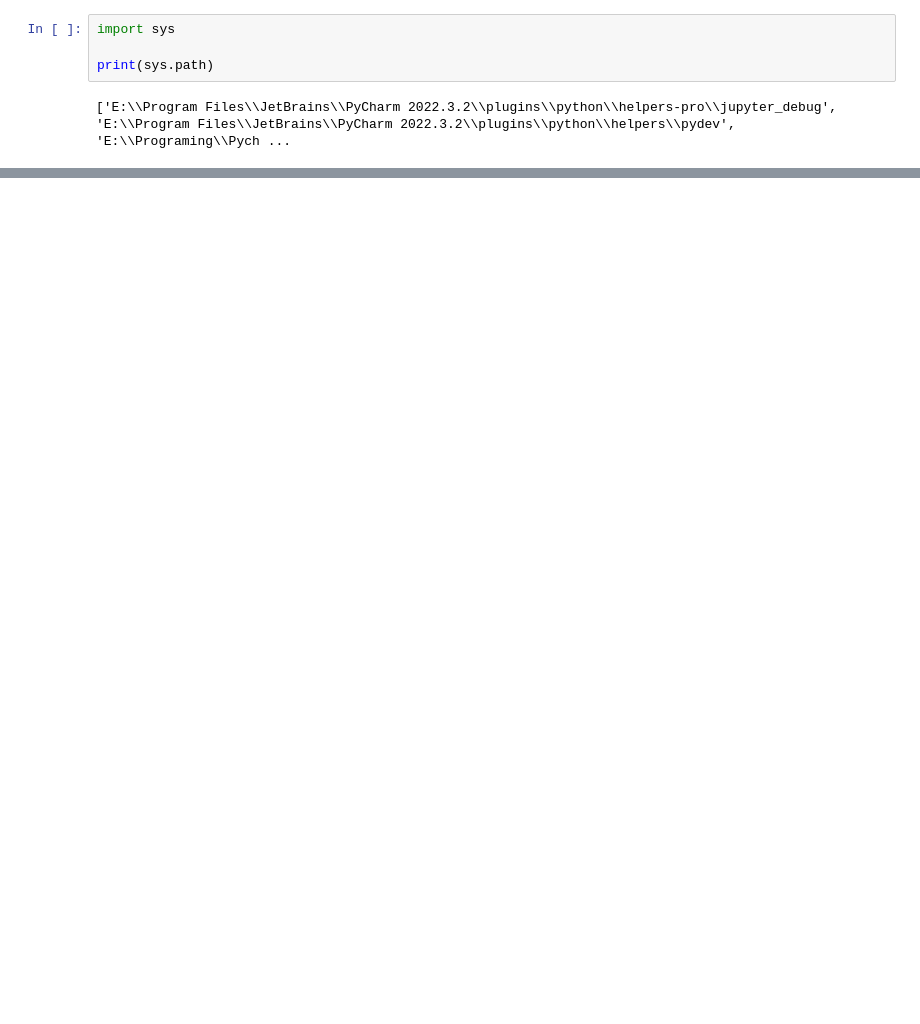
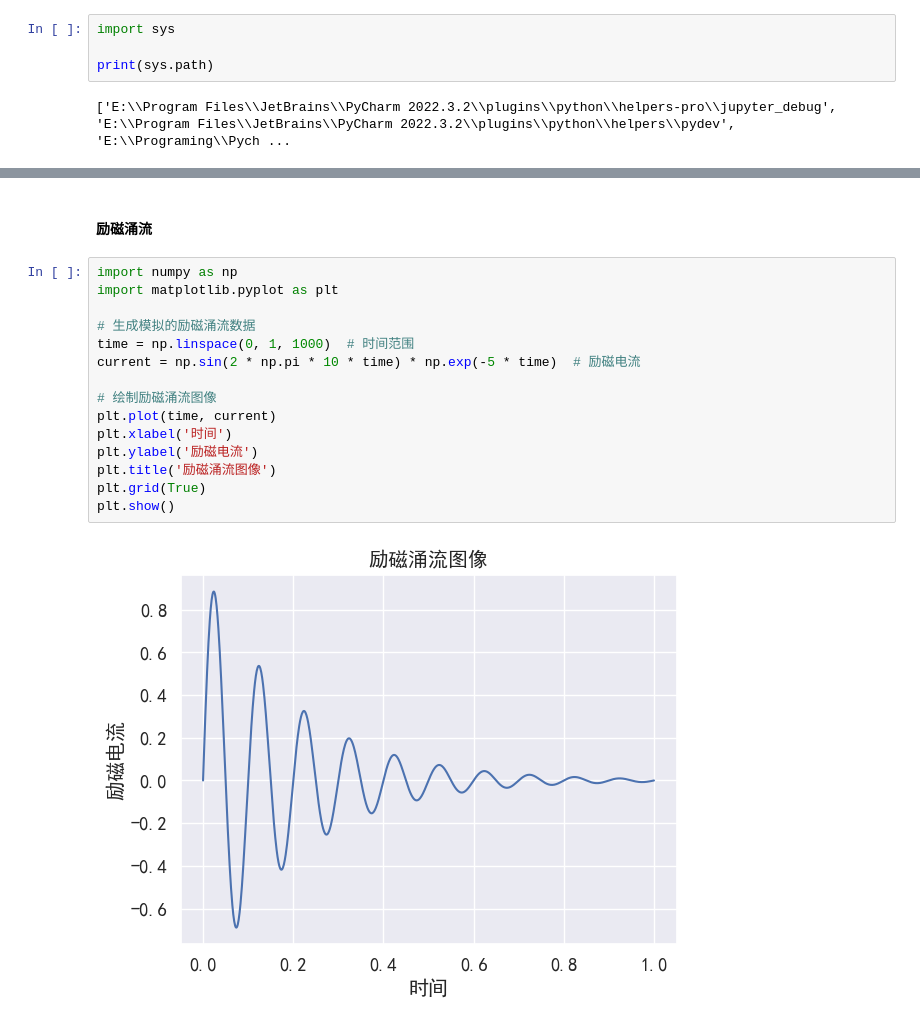
Before and after one commit to james-curtis/EIVolume, a Jupyter notebook: eivolume/paper/基于机器学习的电缆故障检测和诊断方法/main.ipynb, the cells around one changed output, grey strips where cells are left out. Cells and saved outputs as stored; diff of their text form; blank space fills up the shorter version.

```diff
--- a/eivolume/paper/基于机器学习的电缆故障检测和诊断方法/main.ipynb
+++ b/eivolume/paper/基于机器学习的电缆故障检测和诊断方法/main.ipynb
@@ -17,0 +221,19 @@ sns.set(font='SimHei', font_scale=1.2, style='whitegrid', palette=palette)  #
+# %% [markdown]
+#### 励磁涌流
+# %%
+import numpy as np
+import matplotlib.pyplot as plt
+
+# 生成模拟的励磁涌流数据
+time = np.linspace(0, 1, 1000)  # 时间范围
+current = np.sin(2 * np.pi * 10 * time) * np.exp(-5 * time)  # 励磁电流
+
+# 绘制励磁涌流图像
+plt.plot(time, current)
+plt.xlabel('时间')
+plt.ylabel('励磁电流')
+plt.title('励磁涌流图像')
+plt.grid(True)
+plt.show()
+# %% [output]
+[figure, added]
```
Also changed, not shown: parts of 15 cells of this notebook, 7 other files.
